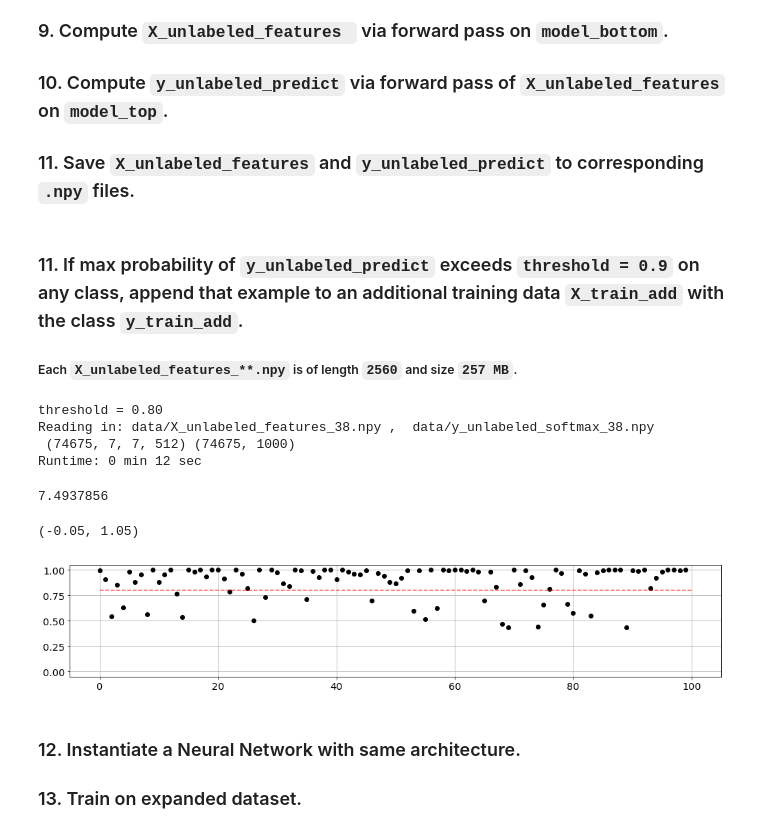
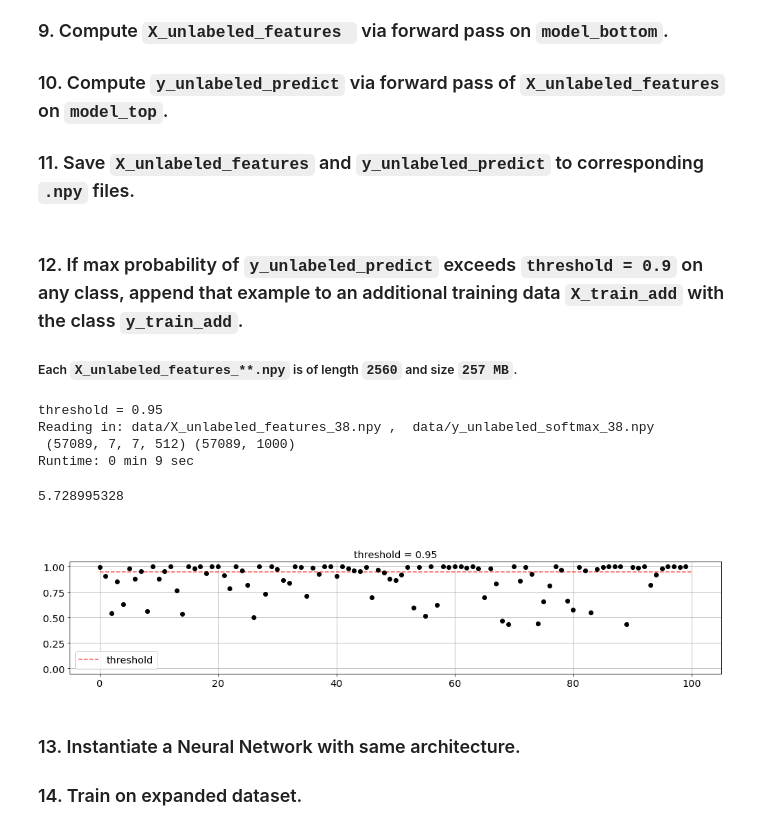
Before and after one commit to ozkansafak/Fellowship.AI-STL-10, a Jupyter notebook: main.ipynb, the cells around one changed output. Cells and saved outputs as stored; diff of their text form; code cells hidden in the pictures.

```diff
--- a/main.ipynb
+++ b/main.ipynb
@@ -65,7 +113,8 @@ import matplotlib.pyplot as plt
 import matplotlib.pylab as pylab
 from matplotlib.ticker import MaxNLocator
 
-params = {'legend.fontsize': 'x-large',
+params =
+{'legend.fontsize': 'x-large',
           'font.size'      : 10,
           'figure.figsize' : (17, 3),
           'axes.labelsize' : 'x-large',
@@ -451,12 +499,12 @@ Runtime: 1 min 50 sec
 # print_runtime(start)
 # print('\nDone!!')
 # %% [markdown]
-### 11.  If max probability of `y_unlabeled_predict` exceeds `threshold = 0.9` on any class, append that example to an additional training data `X_train_add` with the class `y_train_add`.
+### 12.  If max probability of `y_unlabeled_predict` exceeds `threshold = 0.9` on any class, append that example to an additional training data `X_train_add` with the class `y_train_add`.
 ##### Each `X_unlabeled_features_**.npy` is of length `2560` and size `257 MB`.
 # %%
 start = time.time()
 
-threshold = .80
+threshold = .95
 outX = []
 outy = []
 
@@ -501,24 +549,25 @@ y_train_add = np.concatenate(outy)
 print('\n', X_train_add_features.shape, y_train_add.shape)
 print_runtime(start)
 # %% [output]
-threshold = 0.80
+threshold = 0.95
 Reading in: data/X_unlabeled_features_38.npy ,  data/y_unlabeled_softmax_38.npy
- (74675, 7, 7, 512) (74675, 1000)
-Runtime: 0 min 12 sec
+ (57089, 7, 7, 512) (57089, 1000)
+Runtime: 0 min 9 sec
 # %%
 X_train_add_features.nbytes/1e9
 # %% [output]
-7.4937856
+5.728995328
 # %%
+plt.plot([0,100],[threshold]*2, 'r--', alpha = .65);
 plt.plot(prob[:100],'ko');
-plt.plot([0,100],[threshold]*2, 'r--', alpha = .65);
-plt.gca().set_ylim([-0.05,1.05])
+plt.gca().set_ylim([-0.05,1.05]);
+plt.gca().legend(['threshold']);
+plt.title('\n\nthreshold = %.2f' % (threshold));
 # %% [output]
-(-0.05, 1.05)
-[figure, old version]
+[figure, new version]
 # %% [markdown]
-### 12. Instantiate a Neural Network with same architecture.
-### 13. Train on expanded dataset.
+### 13. Instantiate a Neural Network with same architecture.
+### 14. Train on expanded dataset.
 # %%
 start = time.time()
 acc = []
```
Also changed, not shown: parts of 12 cells of this notebook, 1 other file.
